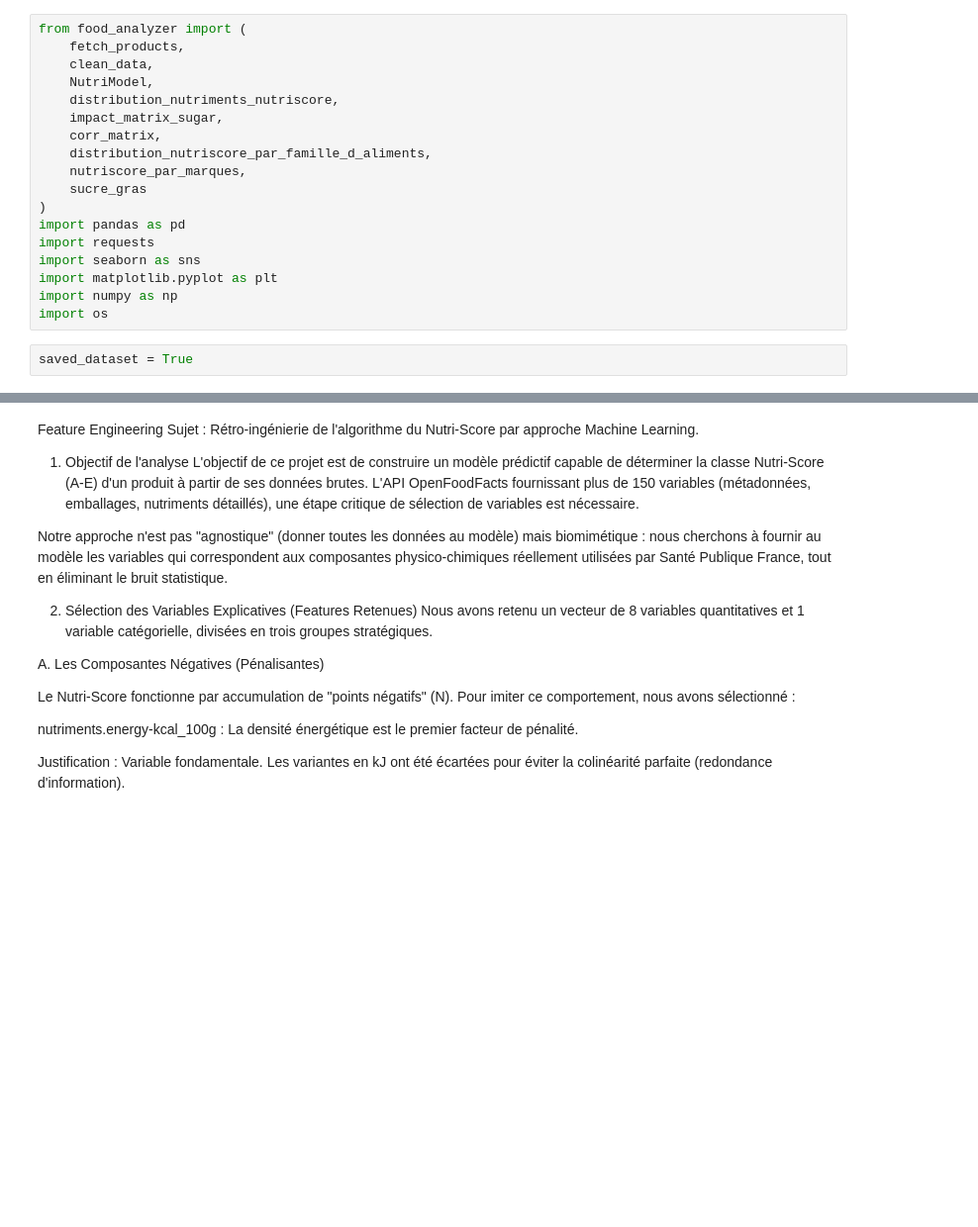
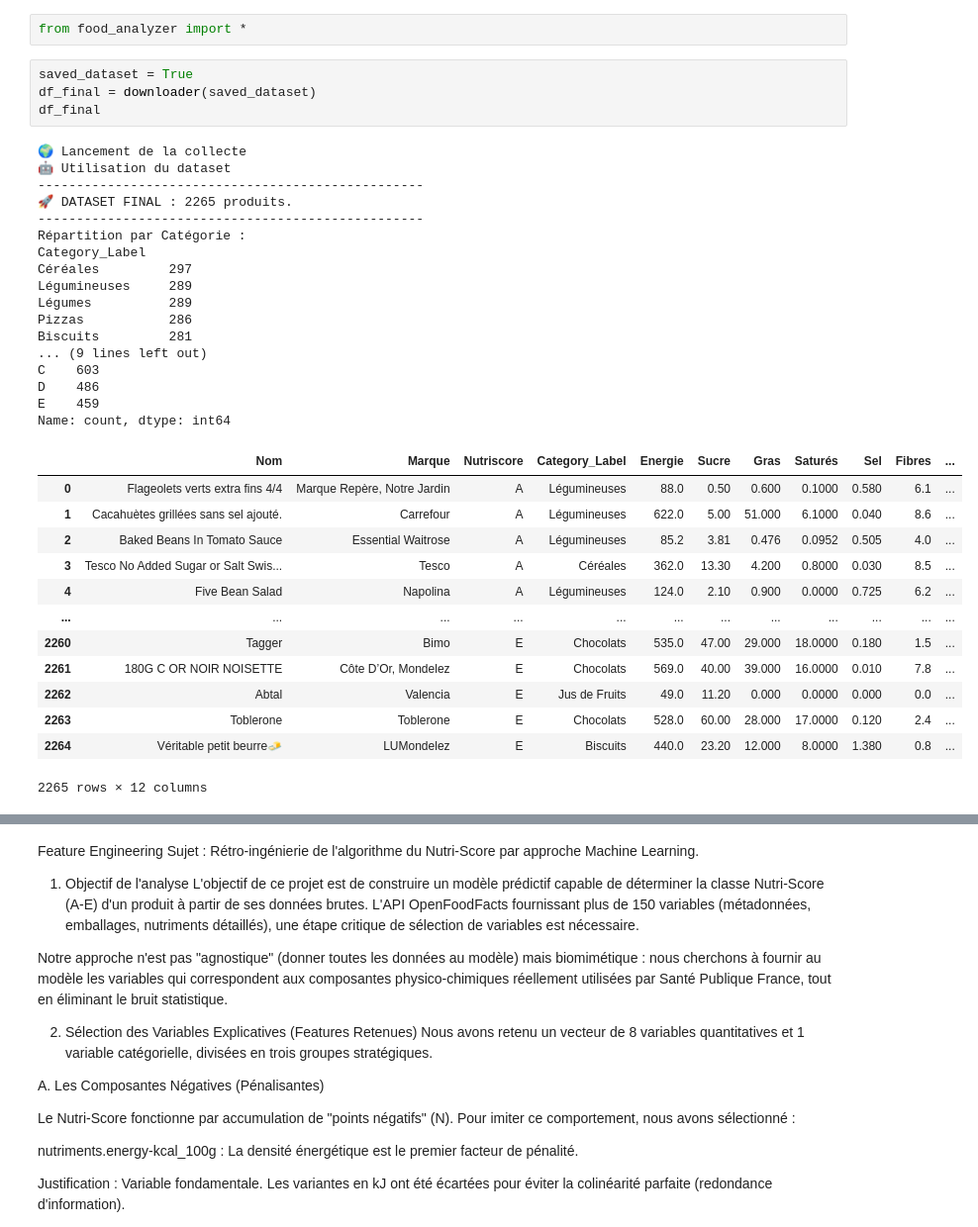
Before and after one commit to Mc3li3/ENSAE-Python-pour-la-data-science, a Jupyter notebook: src/main.ipynb, the cells around one changed output, grey strips where cells are left out. Shown at 99% size. Saved outputs shown, nothing was run; the diff lists cells and outputs as text; blank space fills up the shorter version.

Commit message:
encapsulation of downloader

```diff
--- a/src/main.ipynb
+++ b/src/main.ipynb
@@ -20,21 +4,38 @@ Requirement already satisfied: pure-eval in /opt/python/lib/python3.13/site-pack
 Note: you may need to restart the kernel to use updated packages.
 # %%
-from food_analyzer import (
-    fetch_products,
-    clean_data,
-    NutriModel,
-    distribution_nutriments_nutriscore,
-    impact_matrix_sugar,
-    corr_matrix,
-    distribution_nutriscore_par_famille_d_aliments,
-    nutriscore_par_marques,
-    sucre_gras
-)
-import pandas as pd
-import requests
-import seaborn as sns
-import matplotlib.pyplot as plt
-import numpy as np
-import os
+from food_analyzer import *
 # %%
 saved_dataset = True
+df_final = downloader(saved_dataset)
+df_final
+# %% [output]
+🌍 Lancement de la collecte
+🤖 Utilisation du dataset
+--------------------------------------------------
+🚀 DATASET FINAL : 2265 produits.
+--------------------------------------------------
+Répartition par Catégorie :
+Category_Label
+Céréales         297
+Légumineuses     289
+Légumes          289
+Pizzas           286
+Biscuits         281
+... (9 lines left out)
+C    603
+D    486
+E    459
+Name: count, dtype: int64
+|  | Nom | Marque | Nutriscore | Category_Label | Energie | Sucre | Gras | Saturés | Sel | Fibres | ... |
+| 0 | Flageolets verts extra fins 4/4 | Marque Repère, Notre Jardin | A | Légumineuses | 88.0 | 0.50 | 0.600 | 0.1000 | 0.580 | 6.1 | ... |
+| 1 | Cacahuètes grillées sans sel ajouté. | Carrefour | A | Légumineuses | 622.0 | 5.00 | 51.000 | 6.1000 | 0.040 | 8.6 | ... |
+| 2 | Baked Beans In Tomato Sauce | Essential Waitrose | A | Légumineuses | 85.2 | 3.81 | 0.476 | 0.0952 | 0.505 | 4.0 | ... |
+| 3 | Tesco No Added Sugar or Salt Swis... | Tesco | A | Céréales | 362.0 | 13.30 | 4.200 | 0.8000 | 0.030 | 8.5 | ... |
+| 4 | Five Bean Salad | Napolina | A | Légumineuses | 124.0 | 2.10 | 0.900 | 0.0000 | 0.725 | 6.2 | ... |
+| ... | ... | ... | ... | ... | ... | ... | ... | ... | ... | ... | ... |
+| 2260 | Tagger | Bimo | E | Chocolats | 535.0 | 47.00 | 29.000 | 18.0000 | 0.180 | 1.5 | ... |
+| 2261 | 180G C OR NOIR NOISETTE | Côte D’Or, Mondelez | E | Chocolats | 569.0 | 40.00 | 39.000 | 16.0000 | 0.010 | 7.8 | ... |
+| 2262 | Abtal | Valencia | E | Jus de Fruits | 49.0 | 11.20 | 0.000 | 0.0000 | 0.000 | 0.0 | ... |
+| 2263 | Toblerone | Toblerone | E | Chocolats | 528.0 | 60.00 | 28.000 | 17.0000 | 0.120 | 2.4 | ... |
+| 2264 | Véritable petit beurre🧈 | LUMondelez | E | Biscuits | 440.0 | 23.20 | 12.000 | 8.0000 | 1.380 | 0.8 | ... |
+2265 rows × 12 columns
```
Also changed, not shown: parts of 2 cells of this notebook, 2 other files.
